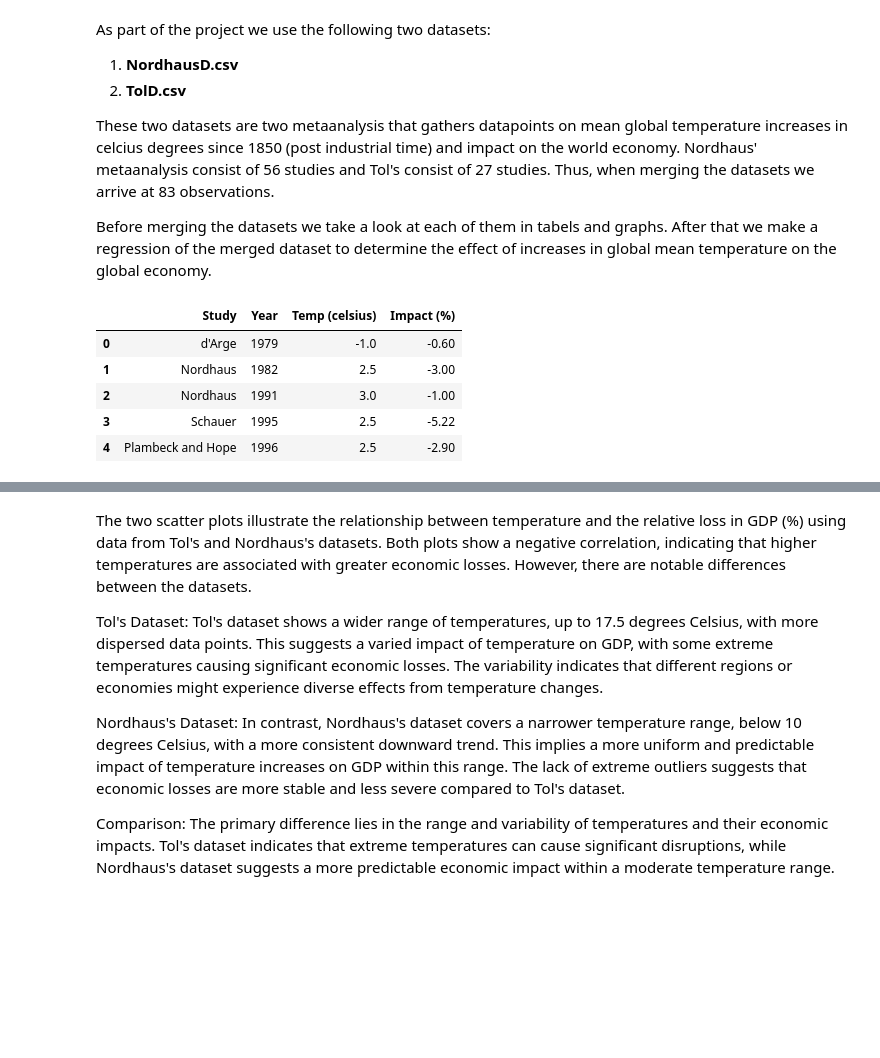
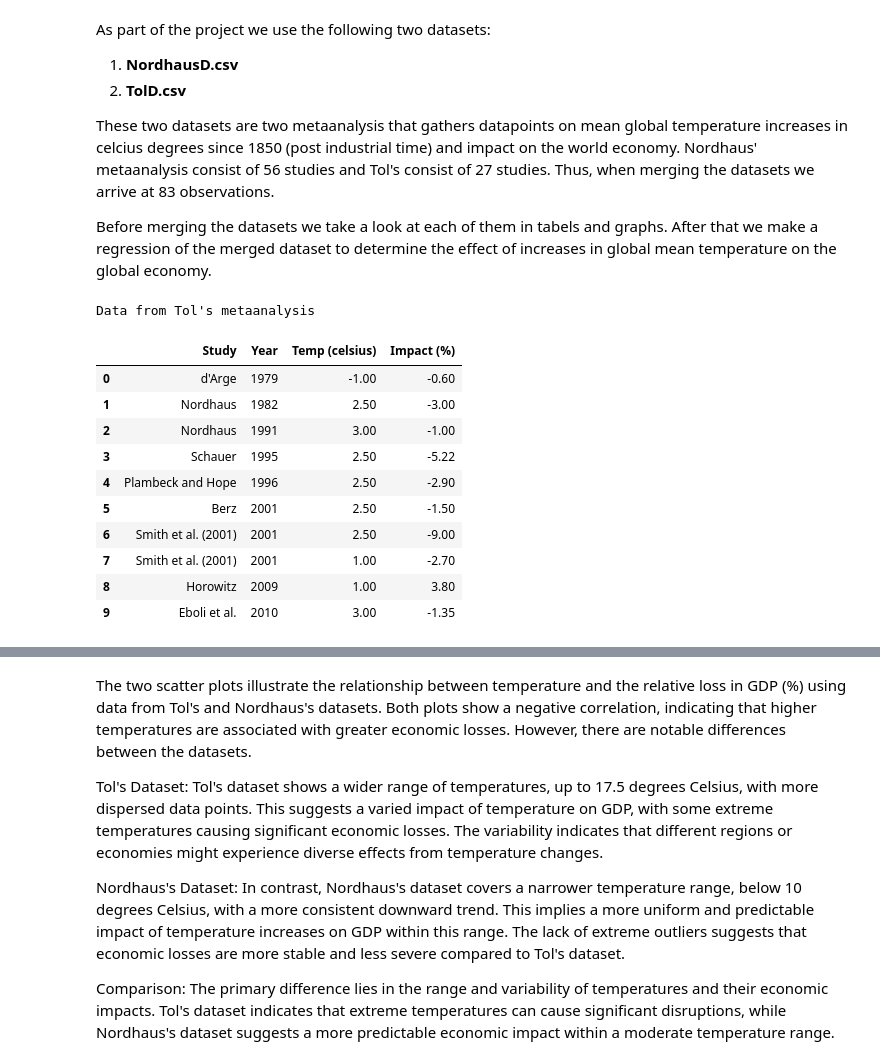
Before and after one commit to NumEconCopenhagen/projects-2024-carl-emil-nicholas-og-christian, a Jupyter notebook: dataproject/dataproject.ipynb, the cells around one changed output, grey strips where cells are left out. Saved outputs shown, nothing was run; the diff lists cells and outputs as text; code cells hidden in the pictures; blank space fills up the shorter version.

```diff
--- a/dataproject/dataproject.ipynb
+++ b/dataproject/dataproject.ipynb
@@ -33,16 +68,40 @@ These two datasets are two metaanalysis that gathers datapoints on mean global t
 Thus, when merging the datasets we arrive at 83 observations.
 
 Before merging the datasets we take a look at each of them in tabels and graphs. After that we make a regression of the merged dataset to determine the effect of increases in global mean temperature on the global economy.
-# %%
-Tol = 'TolD.csv'
-pd.read_csv(Tol).head(5)
-# %% [output]
-|  | Study | Year | Temp (celsius) | Impact (%) |
-| 0 | d'Arge | 1979 | -1.0 | -0.60 |
-| 1 | Nordhaus | 1982 | 2.5 | -3.00 |
-| 2 | Nordhaus | 1991 | 3.0 | -1.00 |
-| 3 | Schauer | 1995 | 2.5 | -5.22 |
-| 4 | Plambeck and Hope | 1996 | 2.5 | -2.90 |
+# %%
+# Read the TolD.csv file
+df = pd.read_csv('TolD.csv')
+
+# Format the 'Temp (celsius)' and 'Impact (%)' columns to 2 decimal places
+df['Temp (celsius)'] = df['Temp (celsius)'].round(2)
+df['Impact (%)'] = df['Impact (%)'].round(2)
+
+# Create a styled table for the first 10 rows with a larger and centered title
+df_styled = df.head(10).style.set_caption("Data from Tol's metaanalysis").set_table_styles([
+    {'selector': 'caption',
+     'props': [
+         ('color', 'blue'),
+         ('font-size', '18px'),
+         ('font-weight', 'bold'),
+         ('text-align', 'center')
+     ]}
+]).format({'Temp (celsius)': '{:.2f}', 'Impact (%)': '{:.2f}'})
+
+# Display the styled table
+df_styled
+# %% [output]
+Data from Tol's metaanalysis
+|  | Study | Year | Temp (celsius) | Impact (%) |
+| 0 | d'Arge | 1979 | -1.00 | -0.60 |
+| 1 | Nordhaus | 1982 | 2.50 | -3.00 |
+| 2 | Nordhaus | 1991 | 3.00 | -1.00 |
+| 3 | Schauer | 1995 | 2.50 | -5.22 |
+| 4 | Plambeck and Hope | 1996 | 2.50 | -2.90 |
+| 5 | Berz | 2001 | 2.50 | -1.50 |
+| 6 | Smith et al. (2001) | 2001 | 2.50 | -9.00 |
+| 7 | Smith et al. (2001) | 2001 | 1.00 | -2.70 |
+| 8 | Horowitz | 2009 | 1.00 | 3.80 |
+| 9 | Eboli et al. | 2010 | 3.00 | -1.35 |
 # %%
 # Load the data from CSV file into a DataFrame
 data1 = pd.read_csv('TolD.csv')
```
Also changed, not shown: parts of 16 cells of this notebook.
